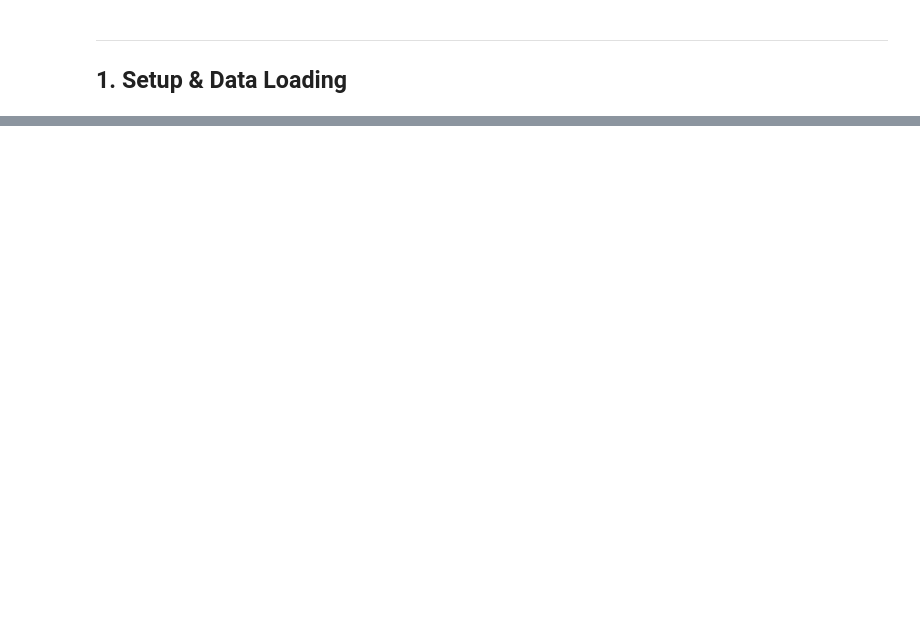
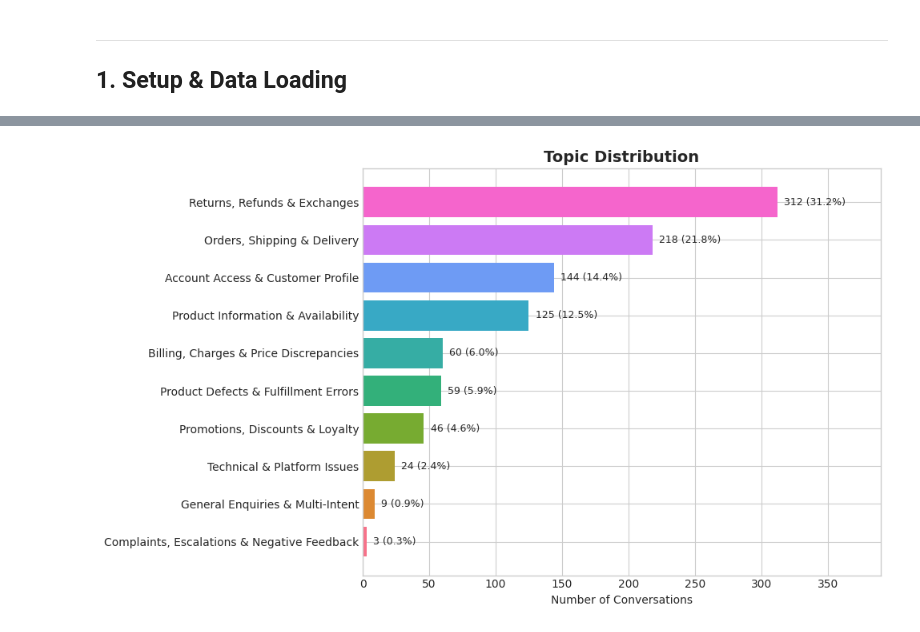
Before and after one commit to JosephGillData/conversation-topic-classifier, a Jupyter notebook: model_review.ipynb, the cells around one changed output, grey strips where cells are left out. Saved outputs shown, nothing was run; the diff lists cells and outputs as text; code cells hidden in the pictures; blank space fills up the shorter version.

```diff
--- a/model_review.ipynb
+++ b/model_review.ipynb
@@ -1097,0 +47,11 @@ print("5. Build handler feedback loop for summary quality")
+# %%
+"""
+Load the model output dataset.
+Expected columns: conversation_id, conversation, topic, confidence, rationale
+"""
+# Configuration - adjust paths as needed
+AI_LABELS_PATH = "data/conversations_ai_classified.csv"
+MANUAL_LABELS_PATH = 'data/conversations_ai_classified_gpt5_2_simple.csv' # "data/conversations_manually_classified.csv"
+
+# Load AI classifications
+df = pd.read_csv(AI_LABELS_PATH)
@@ -1097,0 +222,31 @@ print("5. Build handler feedback loop for summary quality")
+# %%
+"""
+Visualize topic distribution as a horizontal bar chart.
+"""
+fig, ax = plt.subplots(figsize=(10, 6))
+
+# Sort by count for better visualization
+topic_counts_sorted = topic_counts.sort_values(ascending=True)
+
+# Create horizontal bar chart
+colors = sns.color_palette('husl', len(topic_counts))
+bars = ax.barh(topic_counts_sorted.index, topic_counts_sorted.values, color=colors)
+
+# Add count labels on bars
+for bar, count in zip(bars, topic_counts_sorted.values):
+    ax.text(bar.get_width() + 5, bar.get_y() + bar.get_height()/2,
+            f'{count} ({count/len(df)*100:.1f}%)',
+            va='center', fontsize=9)
+
+ax.set_xlabel('Number of Conversations')
+ax.set_title('Topic Distribution', fontsize=14, fontweight='bold')
+ax.set_xlim(0, max(topic_counts_sorted.values) * 1.25)  # Leave room for labels
+
+plt.tight_layout()
+
+if EXPORT_CHARTS:
+    plt.savefig('charts/topic_distribution.png', dpi=CHART_DPI, bbox_inches='tight')
+
+plt.show()
+# %% [output]
+[figure, added]
```
Also changed, not shown: parts of 56 cells of this notebook, 1 other file.
